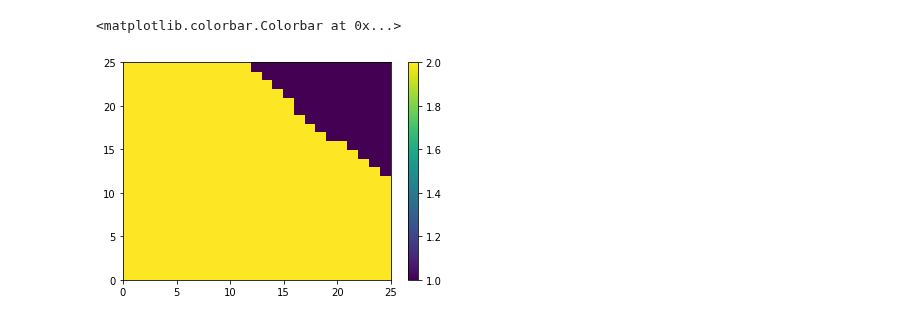
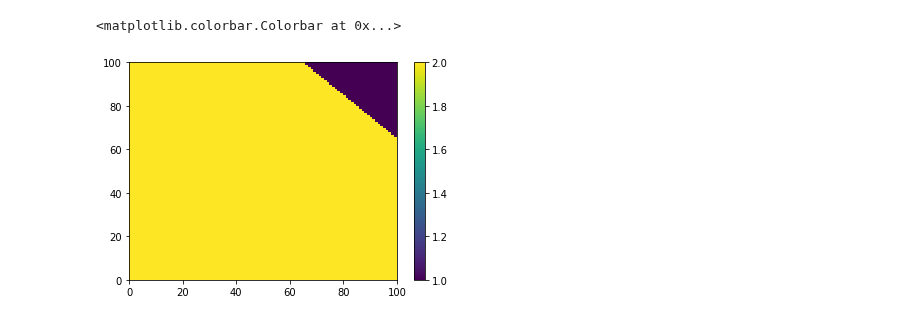
Before and after one commit to Quantumgame/quantum-ml, a Jupyter notebook: test_notebooks/double_dot.ipynb, the cells around one changed output. Cells and saved outputs as stored; diff of their text form; code cells hidden in the pictures.

```diff
--- a/test_notebooks/double_dot.ipynb
+++ b/test_notebooks/double_dot.ipynb
@@ -40,11 +40,11 @@ def get_dot_current_and_charge(physics_model,graph_model,tf_strategy):
 E_scale = 'eV'
 dx_scale = '1e-9'
 
-kT = 1000e-6
+kT = 1500e-6
 b1 = (-200e-3,-0.6,0.05,1)
-d1 = (200e-3,-0.2,0.05,1)
+d1 = (250e-3,-0.2,0.05,1)
 b2 = (-250e-3,0.0,0.05,1)
-d2 = (220e-3,0.2,0.05,1)
+d2 = (250e-3,0.2,0.05,1)
 b3 = (-200e-3,0.6,0.05,1)
 
 x = np.linspace(-1,1,25)
@@ -54,7 +54,7 @@ K_onsite = 10e-3
 sigma = x[1] - x[0]
 x_0 = 0.1*(x[1] - x[0])
 mu_l = (200.0e-3,200.1e-3)
-battery_weight = 100
+battery_weight = 1000
 
 physics_model = (E_scale,dx_scale,kT,x,V,K_onsite,sigma,x_0,mu_l,battery_weight)
 
@@ -74,6 +74,6 @@ print(I,charge_state)
 # %%
 N_v = 50
-V_d_vec = np.linspace(180e-3,220e-3,N_v)
+V_d_vec = np.linspace(170e-3,250e-3,N_v)
 I_vec = np.zeros((N_v,N_v))
 charge_state_vec = []
 
@@ -106,7 +122,7 @@ plt.colorbar()
 # %%
 cs = np.array(charge_state_vec)
 # %%
-size = 18
+size = 50
 d1_charge = np.zeros((size,size))
 for i in range(size):
     for j in range(size):
@@ -114,4 +130,13 @@ for i in range(size):
 d2_charge = np.zeros((size,size))
 for i in range(size):
     for j in range(size):
-        d2_charge[i,j] = cs[i,j][0]
+        try:
+            d2_charge[i,j] = cs[i,j][1]
+        except IndexError:
+            d2_charge[i,j] = 0
+XX,YY = np.meshgrid(V_d_vec,V_d_vec)
+plt.pcolor(XX,YY,d1_charge + d2_charge)
+cbar = plt.colorbar()
+plt.xlabel(r'$V_{d1} (V)$',fontsize=16)
+plt.ylabel(r'$V_{d2} (V)$',fontsize=16)
+cbar.set_label('Total Charge',fontsize=16)
@@ -118,11 +145,11 @@ for i in range(size):
 # %%
-size = 25
+size = 100
 dot_size = np.zeros((size,size))
 for i in range(size):
     for j in range(size):
-       dot_size[i,j] = len(cs[i,j])
+        dot_size[i,j] = len(cs[i,j])
 plt.pcolor(dot_size)
 plt.colorbar()
 # %% [output]
 <matplotlib.colorbar.Colorbar at 0x...>
-[figure, old version]
+[figure, new version]
```
Also changed, not shown: parts of 10 cells of this notebook, 4 other files.
